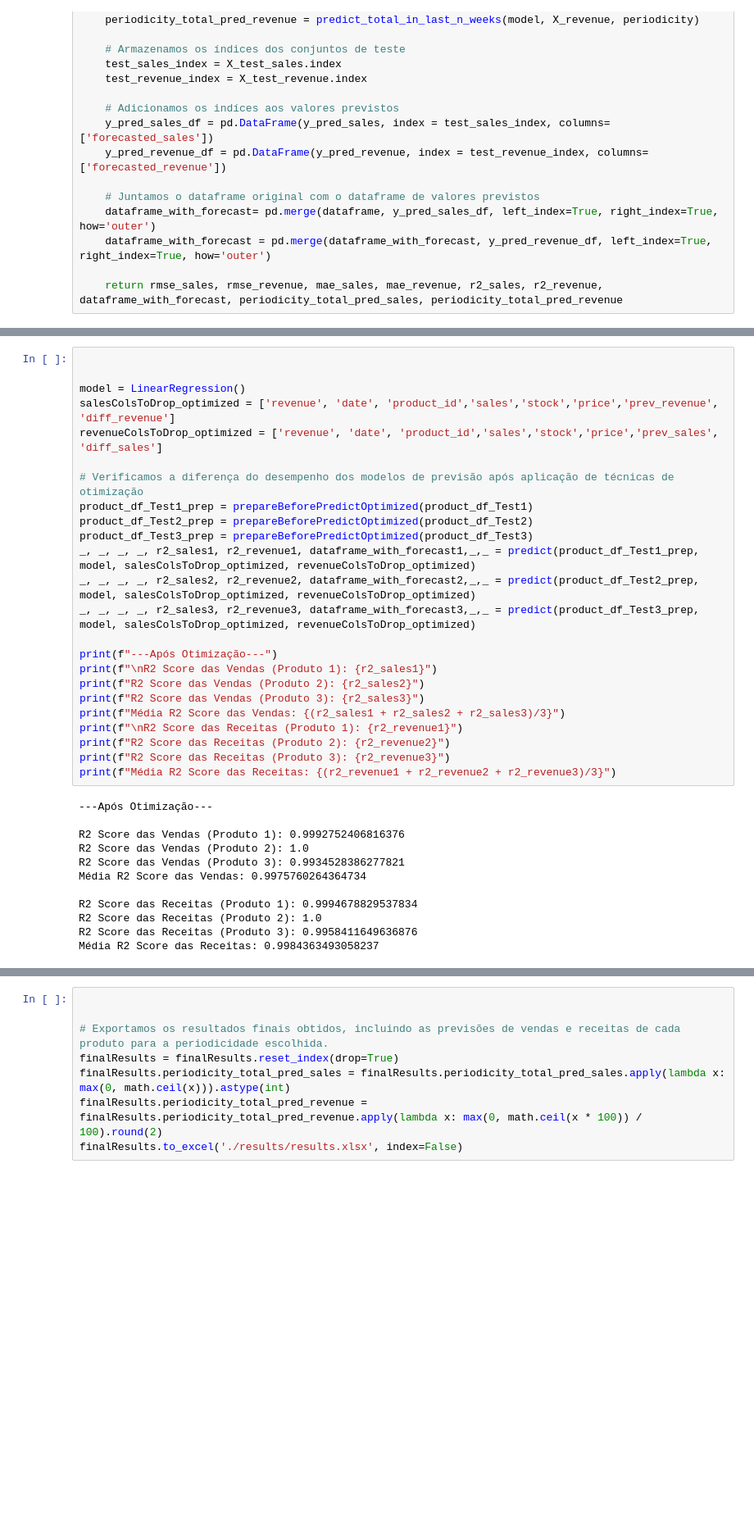
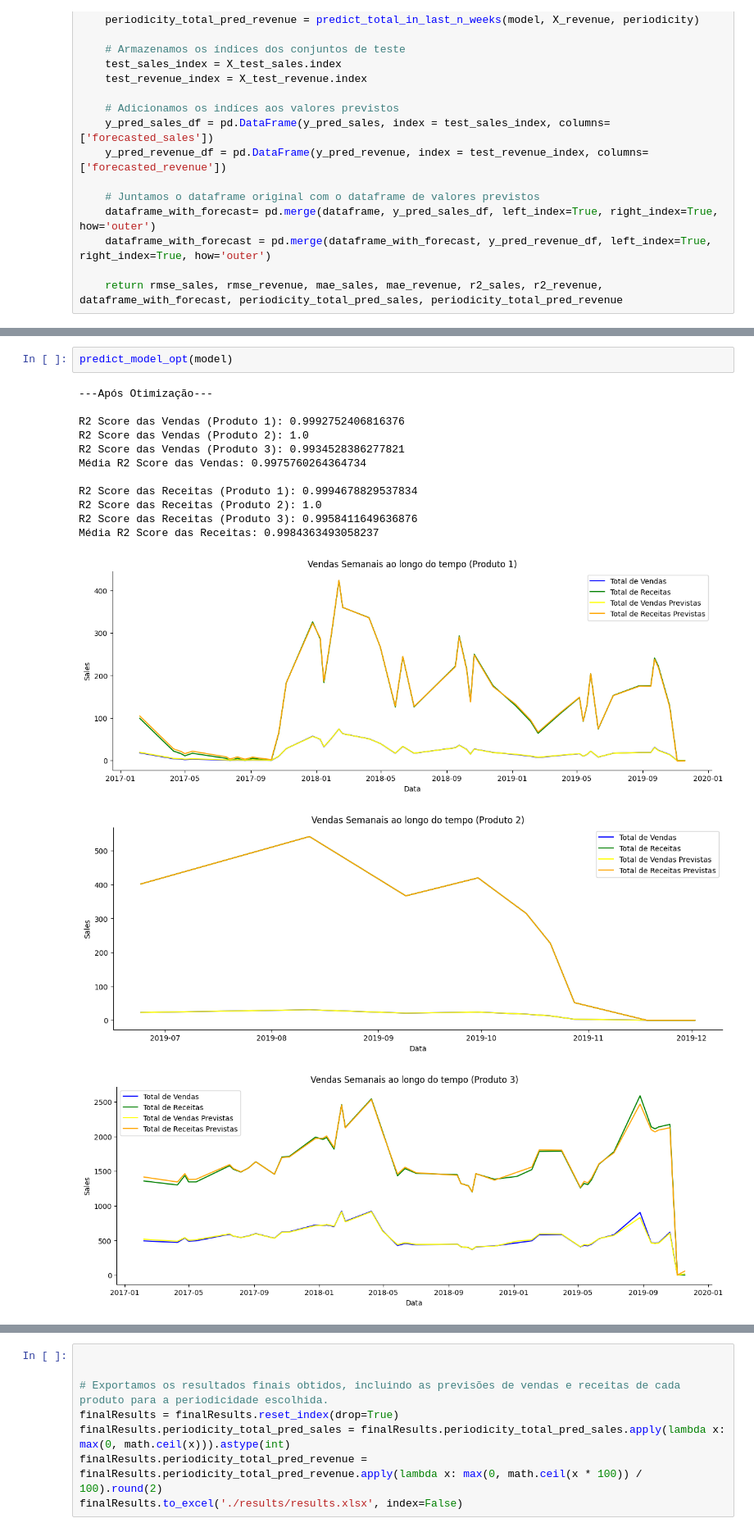
Before and after one commit to reiid00/MEIA-PROJ2, a Jupyter notebook: ml/pre_processing_dataset_v2.0.ipynb, the cells around one changed output, grey strips where cells are left out. Shown at 82% size. Cells and saved outputs as stored; diff of their text form; blank space fills up the shorter version.

```diff
--- a/ml/pre_processing_dataset_v2.0.ipynb
+++ b/ml/pre_processing_dataset_v2.0.ipynb
@@ -673,36 +776,17 @@ print(prepareBeforePredictOptimized(product_df_Test1).head())
 # %%
-
-
-model = LinearRegression()
-salesColsToDrop_optimized = ['revenue', 'date', 'product_id','sales','stock','price','prev_revenue', 'diff_revenue']
-revenueColsToDrop_optimized = ['revenue', 'date', 'product_id','sales','stock','price','prev_sales', 'diff_sales']
-
-# Verificamos a diferença do desempenho dos modelos de previsão após aplicação de técnicas de otimização
-product_df_Test1_prep = prepareBeforePredictOptimized(product_df_Test1)
-product_df_Test2_prep = prepareBeforePredictOptimized(product_df_Test2)
-product_df_Test3_prep = prepareBeforePredictOptimized(product_df_Test3)
-_, _, _, _, r2_sales1, r2_revenue1, dataframe_with_forecast1,_,_ = predict(product_df_Test1_prep, model, salesColsToDrop_optimized, revenueColsToDrop_optimized)
-_, _, _, _, r2_sales2, r2_revenue2, dataframe_with_forecast2,_,_ = predict(product_df_Test2_prep, model, salesColsToDrop_optimized, revenueColsToDrop_optimized)
-_, _, _, _, r2_sales3, r2_revenue3, dataframe_with_forecast3,_,_ = predict(product_df_Test3_prep, model, salesColsToDrop_optimized, revenueColsToDrop_optimized)
-
-print(f"---Após Otimização---")
-print(f"\nR2 Score das Vendas (Produto 1): {r2_sales1}")
-print(f"R2 Score das Vendas (Produto 2): {r2_sales2}")
-print(f"R2 Score das Vendas (Produto 3): {r2_sales3}")
-print(f"Média R2 Score das Vendas: {(r2_sales1 + r2_sales2 + r2_sales3)/3}")
-print(f"\nR2 Score das Receitas (Produto 1): {r2_revenue1}")
-print(f"R2 Score das Receitas (Produto 2): {r2_revenue2}")
-print(f"R2 Score das Receitas (Produto 3): {r2_revenue3}")
-print(f"Média R2 Score das Receitas: {(r2_revenue1 + r2_revenue2 + r2_revenue3)/3}")
+predict_model_opt(model)
 # %% [output]
 ---Após Otimização---
 
 R2 Score das Vendas (Produto 1): 0.9992752406816376
 R2 Score das Vendas (Produto 2): 1.0
 R2 Score das Vendas (Produto 3): 0.9934528386277821
 Média R2 Score das Vendas: 0.9975760264364734
 
 R2 Score das Receitas (Produto 1): 0.9994678829537834
 R2 Score das Receitas (Produto 2): 1.0
 R2 Score das Receitas (Produto 3): 0.9958411649636876
 Média R2 Score das Receitas: 0.9984363493058237
+[figure, added]
+[figure, added]
+[figure, added]
```
Also changed, not shown: parts of 38 cells of this notebook, 3 other files.
